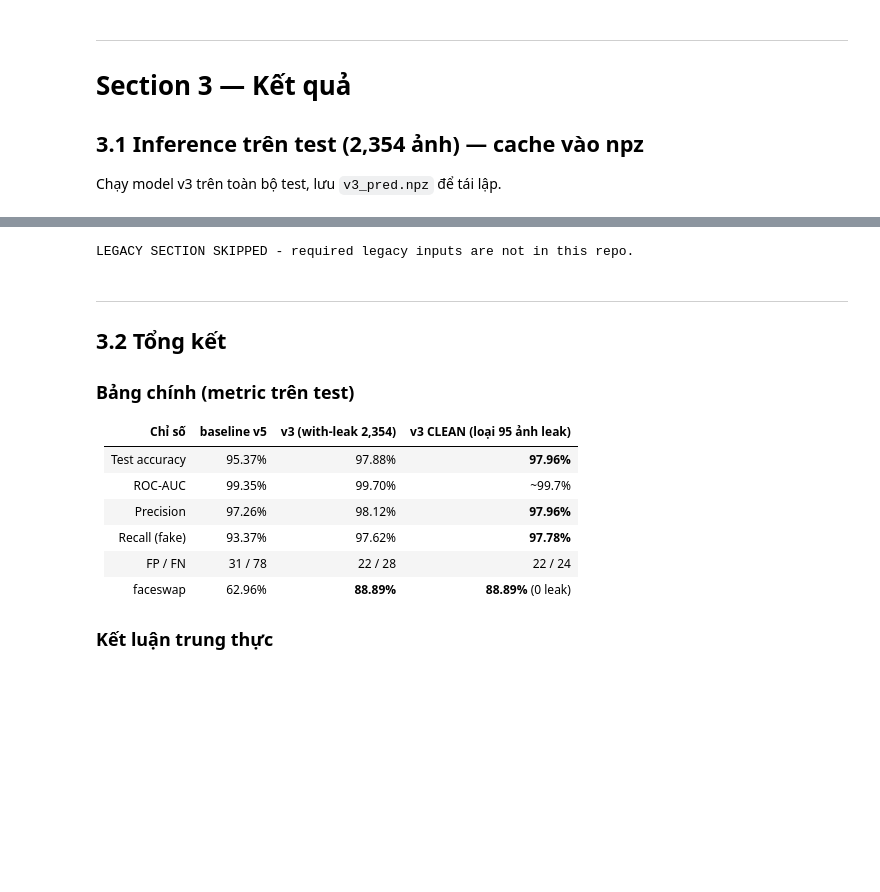
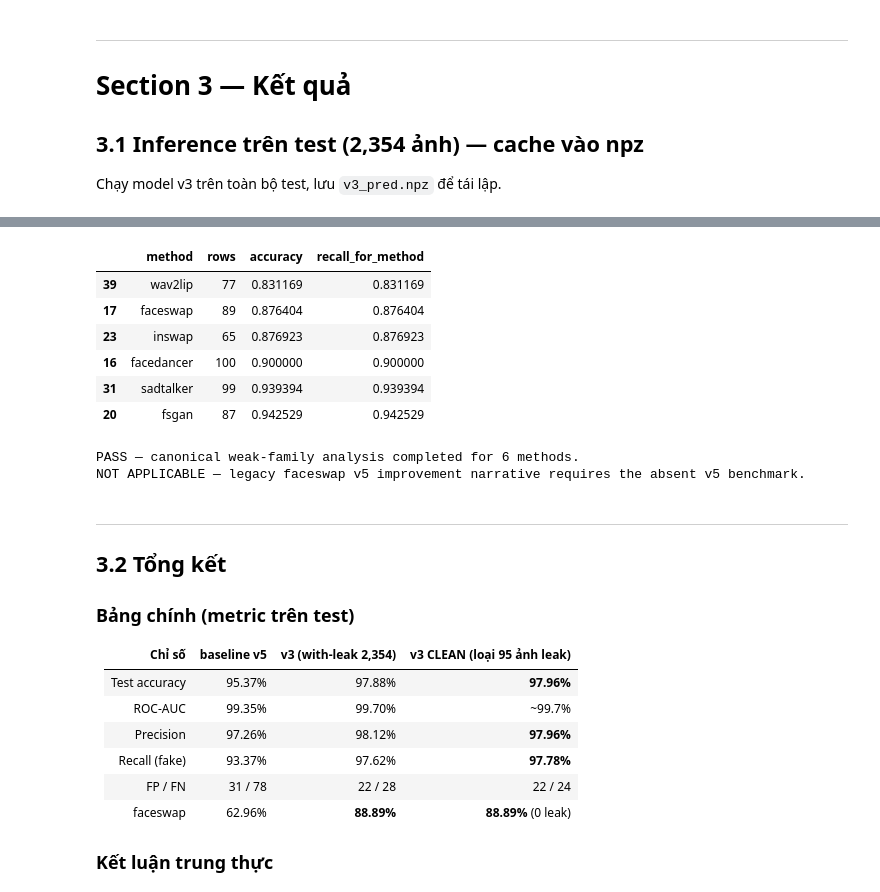
Before and after one commit to QuangManhAI/deepfake-ViT, a Jupyter notebook: notebooks/courseWorkCheck.ipynb, the cells around one changed output, grey strips where cells are left out. Cells and saved outputs as stored; diff of their text form; code cells hidden in the pictures; blank space fills up the shorter version.

```diff
--- a/notebooks/courseWorkCheck.ipynb
+++ b/notebooks/courseWorkCheck.ipynb
@@ -797,45 +601,23 @@ LEGACY SECTION SKIPPED - required legacy inputs are not in this repo.
 # %%
-# --- LEGACY SECTION (v5_weakfix corpus / external benchmark) -----------
-# Preserved verbatim. Runs only when the legacy inputs are present.
-if not LEGACY_DATA_AVAILABLE:
-    print('LEGACY SECTION SKIPPED - required legacy inputs are not in this repo.')
+# CURRENT CANONICAL SECTION: weak-family error inspection.
+weak_methods_present = sorted(set(weak_methods_current) & set(per_method["method"]))
+if not weak_methods_present:
+    print("NOT APPLICABLE — no requested weak-family methods are present in the canonical test predictions.")
 else:
-    # --- LEGACY SECTION (external RunPod benchmark) -------------------------
-    # These cells were authored against /workspace/... predictions that are
-    # not part of this repository. They are preserved verbatim below but are
-    # skipped when their inputs are absent. Nothing is fabricated.
-    _legacy_needed = [n for n in ('labels', 'probs', 'preds') if n not in dir()]
-    if _legacy_needed:
-        print('LEGACY SECTION SKIPPED - external benchmark predictions absent:',
-              _legacy_needed)
-        print('  See the SESSION-2 addendum below for the canonical, reproducible\n'
-              '  evaluation on the current protocol.')
-    else:
-        # ---- chi tiết faceswap: từng ảnh test, prob v3 ----
-        fs_idx = [i for i, x in enumerate(test) if x["method"] == "faceswap"]
-        print(f"faceswap test: {len(fs_idx)} ảnh")
-        print(f"\n{'identity':<28}{'nguồn':<10}{'prob(fake)':>10}{'pred':>6}")
-        rows_out = []
-        for i in fs_idx:
-            ident = test[i]["identity"]
-            src = "FF++" if ident.startswith("ffc:") else ("VoxCeleb" if ident.startswith("oth:") else "Celeb-DF")
-            prob = float(probs[i]); pred = "FAKE" if prob >= 0.5 else "REAL"
-            mark = "✅" if pred == "FAKE" else "❌"
-            rows_out.append((ident, src, prob, pred, mark))
-            print(f"{ident:<28}{src:<10}{prob:>10.3f}{pred:>6} {mark}")
-
-        fs_correct = sum(1 for r in rows_out if r[3] == "FAKE")
-        fs_leak = [i for i in fs_idx if i in leaked_idx]
-        print(f"\nfaceswap accuracy (v3): {fs_correct/len(fs_idx)*100:.2f}% ({fs_correct}/{len(fs_idx)})")
-        print(f"faceswap ảnh test bị leak: {len(fs_leak)}  → {'CLEAN ✅ (không ảnh nào trong train)' if not fs_leak else 'có leak!'}")
-        print("""
-        → So với baseline/v2 (10 miss): 7/10 đã sửa. 3 ca còn lại:
-          • ffc:701  — FF++ frame cực sắc (sharpness 527), model vẫn tự tin REAL.
-          • oth:id3_id23 — VoxCeleb ngoài phân phối train.
-          • cdc:id10 — Celeb-DF sát ngưỡng (prob ~0.48).
-        → Vì faceswap 0 leak nên cải thiện 62.96→88.89 là kết quả tổng quát THẬT.""")
+    weak_summary = method_metrics[method_metrics["method"].isin(weak_methods_present)]
+    display(weak_summary)
+    print(f"PASS — canonical weak-family analysis completed for {len(weak_methods_present)} methods.")
+print("NOT APPLICABLE — legacy faceswap v5 improvement narrative requires the absent v5 benchmark.")
 # %% [output]
+|  | method | rows | accuracy | recall_for_method |
+| 39 | wav2lip | 77 | 0.831169 | 0.831169 |
+| 17 | faceswap | 89 | 0.876404 | 0.876404 |
+| 23 | inswap | 65 | 0.876923 | 0.876923 |
+| 16 | facedancer | 100 | 0.900000 | 0.900000 |
+| 31 | sadtalker | 99 | 0.939394 | 0.939394 |
+| 20 | fsgan | 87 | 0.942529 | 0.942529 |
-LEGACY SECTION SKIPPED - required legacy inputs are not in this repo.
+PASS — canonical weak-family analysis completed for 6 methods.
+NOT APPLICABLE — legacy faceswap v5 improvement narrative requires the absent v5 benchmark.
 # %% [markdown]
 ---
 
```
Also changed, not shown: parts of 19 cells of this notebook, 5 other files.
